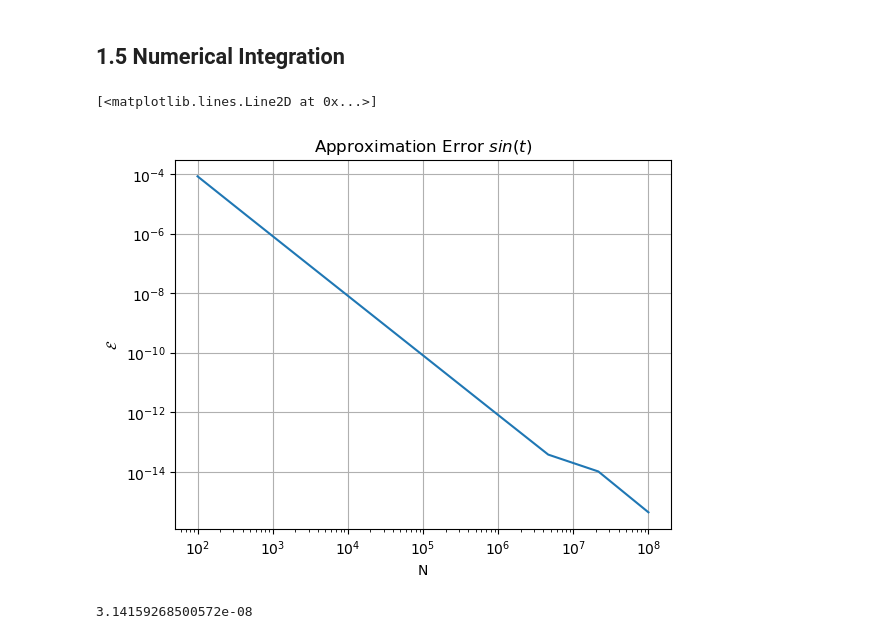
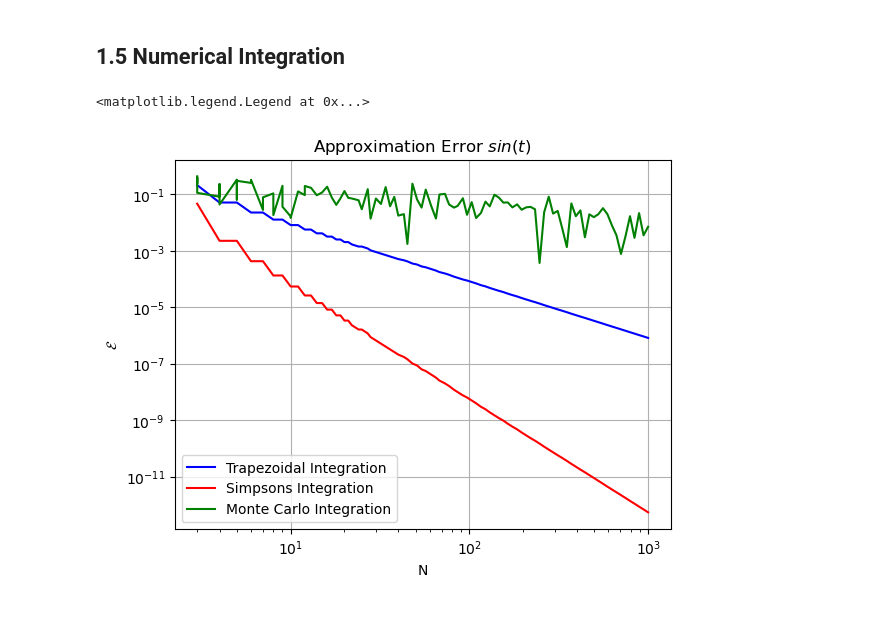
Before and after one commit to ah92zub/Computational-Physics-Python, a Jupyter notebook: Chapter 1 Computational Basics Python/Chapter 1.ipynb, the cells around one changed output. Drawn from its saved outputs; the diff is of its cells as text; code cells hidden in the pictures.

```diff
--- a/Chapter 1 Computational Basics Python/Chapter 1.ipynb
+++ b/Chapter 1 Computational Basics Python/Chapter 1.ipynb
@@ -414,33 +416,62 @@ def Integrate_Trapezoidal(func, a: float, b: float, N: int) -> float:
     w[-1] = w[-1]/2
     # calculate the integral
     return np.dot(w, func(t))
+
+def Integrate_Simpson(func, a: float, b: float, N: int) -> float:
+    h = (b - a)/(N - 1)
+    # define time vector
+    t = np.linspace(a,b,N)
+    # define the Simpson Weights
+    w = np.ones(N)
+    w[1:(N-1):2] = 4
+    w[2:(N-2):2] = 2
+    w[0] = w[0]/2
+    w[-1] = w[-1]/2
+    w = (h/3)*w
+    # calculate the integral
+    return np.dot(w, func(t))
+
+def Integrate_MonteCarlo(func, a: float, b: float, N: int) -> float:
+    t = (b-a)*np.random.rand(N) + a
+    return np.sum(func(t))*((b-a)/N)
 # %%
 # define function, limits and number of points
 func = np.sin
 exact = 2
 a = 0
 b = np.pi
-N = np.logspace(2,8,10)
+N = np.logspace(0.5,3,100)
 N = N.astype(int)
-rel_approx_err = np.zeros(N.shape)
+
+
+rel_approx_trap_err = np.zeros(N.shape)
+rel_approx_simpson_err = np.zeros(N.shape)
+rel_approx_montecarlo_err = np.zeros(N.shape)
 
 for indx, num_points in np.ndenumerate(N):
+    # Check the number of points are even for the simpsons
+    if num_points%2 == 0:
+        num_points += 1
+    # Trapezoidal integration
     integral_trapezoidal = Integrate_Trapezoidal(func, a, b, num_points)
+    # Simpson Integration
+    integral_simpsons = Integrate_Simpson(func, a, b, num_points)
+    #Monte Carlo Integration
+    integral_montecarlo = Integrate_MonteCarlo(func, a, b, num_points)
     # error
-    rel_approx_err[indx] = abs((integral_trapezoidal - exact)/exact)
+    rel_approx_trap_err[indx] = abs((integral_trapezoidal - exact)/exact)
+    rel_approx_simpson_err[indx] = abs((integral_simpsons - exact)/exact)
+    rel_approx_montecarlo_err[indx] = abs((integral_montecarlo - exact)/exact)
 
 # plot the error graph
 p.title(r'Approximation Error $sin(t)$')
 p.xscale("log")
 p.yscale("log")
 p.xlabel('N')
 p.ylabel(r'$\mathcal{E}$')
 p.grid(True)
-p.plot(N,rel_approx_err)
+p.plot(N, rel_approx_trap_err, 'b', N, rel_approx_simpson_err, 'r', N, rel_approx_montecarlo_err, 'g')
+p.legend(['Trapezoidal Integration', 'Simpsons Integration', 'Monte Carlo Integration'])
 # %% [output]
-[<matplotlib.lines.Line2D at 0x...>]
+<matplotlib.legend.Legend at 0x...>
-[figure, old version]
+[figure, new version]
-# %%
-print(h)
-# %% [output]
-3.14159268500572e-08
```
Also changed, not shown: parts of 5 cells of this notebook.
